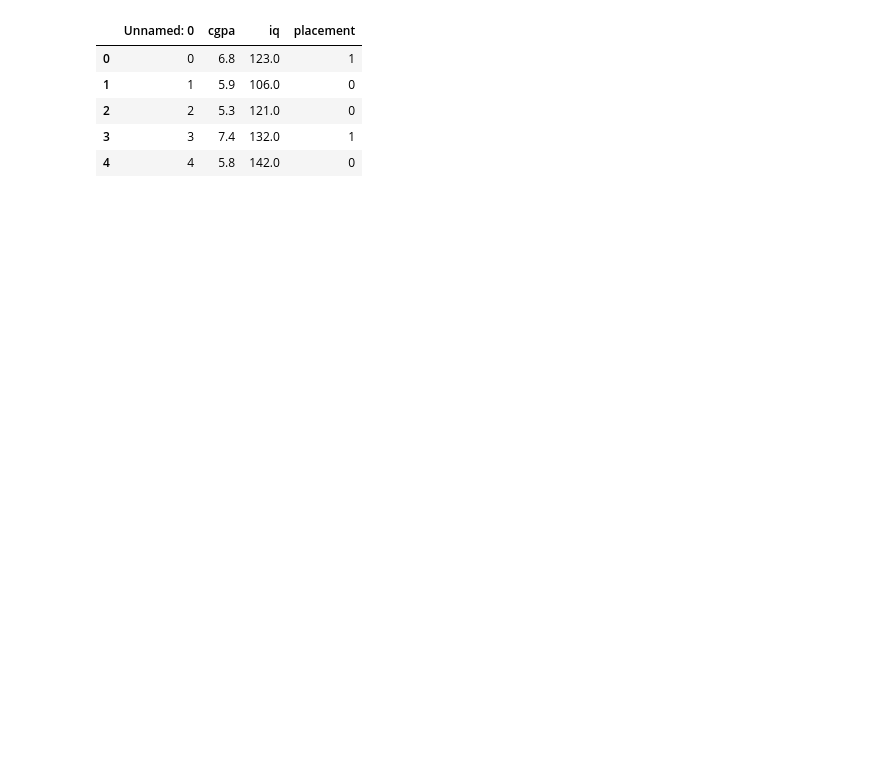
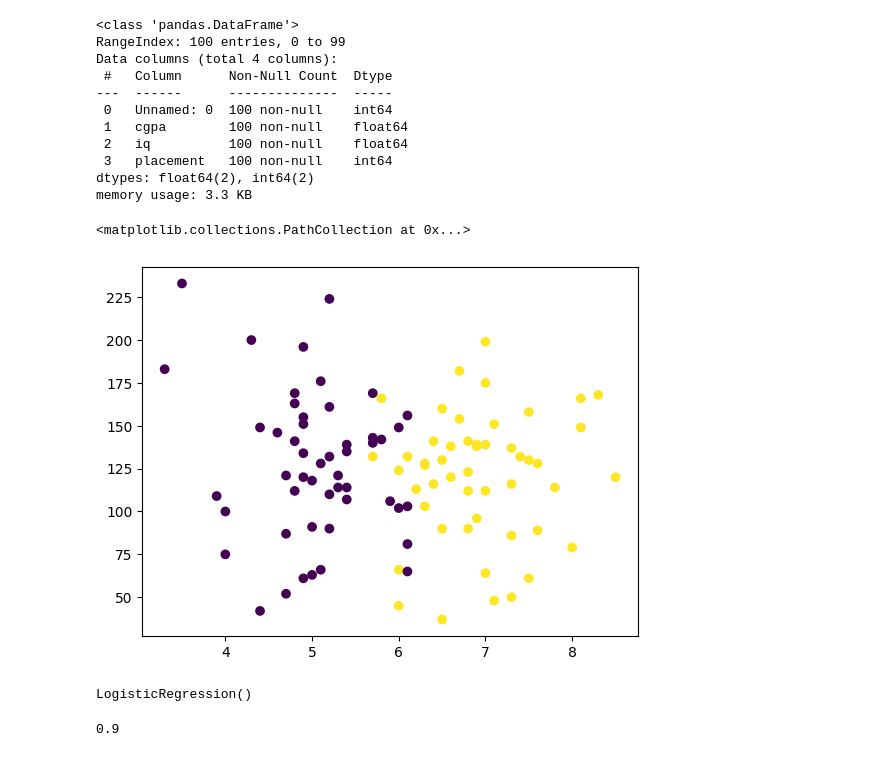
Before and after one commit to manju-parijat-chandra/MachineLearning, a Jupyter notebook: ML_Projects/Placement/pipeline.ipynb, the cells around one changed output. Saved outputs shown, nothing was run; the diff lists cells and outputs as text; code cells hidden in the pictures; blank space fills up the shorter version.

Commit message:
placement done

```diff
--- a/ML_Projects/Placement/pipeline.ipynb
+++ b/ML_Projects/Placement/pipeline.ipynb
@@ -4,13 +11,34 @@ import numpy as np
 # %%
 df = pd.read_csv('placement.csv')
 # %%
-# check first 5 rows
+# Overview Of dataframe
 
 df.head()
+df.shape
+df.info()
 # %% [output]
-|  | Unnamed: 0 | cgpa | iq | placement |
-| 0 | 0 | 6.8 | 123.0 | 1 |
-| 1 | 1 | 5.9 | 106.0 | 0 |
-| 2 | 2 | 5.3 | 121.0 | 0 |
-| 3 | 3 | 7.4 | 132.0 | 1 |
-| 4 | 4 | 5.8 | 142.0 | 0 |
+<class 'pandas.DataFrame'>
+RangeIndex: 100 entries, 0 to 99
+Data columns (total 4 columns):
+ #   Column      Non-Null Count  Dtype
+---  ------      --------------  -----
+ 0   Unnamed: 0  100 non-null    int64
+ 1   cgpa        100 non-null    float64
+ 2   iq          100 non-null    float64
+ 3   placement   100 non-null    int64
+dtypes: float64(2), int64(2)
+memory usage: 3.3 KB
+# %%
+# Preprocessing + EDA + Feature Selection
+
+# Remove unwanted column
+df = df.iloc[:,1:] # [row_index, col_index] -> start:end
+
+# Plot Graph and study data
+
+plt.scatter(df['cgpa'],df['iq'], c = df['placement']) # C -> COLOR CODE
+
+# Here IQ , CGPA are Independent Variable  //  Placement is Dependent Variable
+# %% [output]
+<matplotlib.collections.PathCollection at 0x...>
+[figure, added]
@@ -16,0 +62,19 @@ df.head()
+# %%
+# Train the Model
+
+# Create Object of Model -> Logistic Regression
+clf = LogisticRegression()
+
+# train the Model
+clf.fit(X_train,y_train)
+# %% [output]
+LogisticRegression()
+# %%
+# Evaluate the model / model selection
+
+y_pred = clf.predict(X_test)
+
+# Check accuracy
+accuracy_score(y_test,y_pred)
+# %% [output]
+0.9
```
Also changed, not shown: parts of 6 cells of this notebook.
